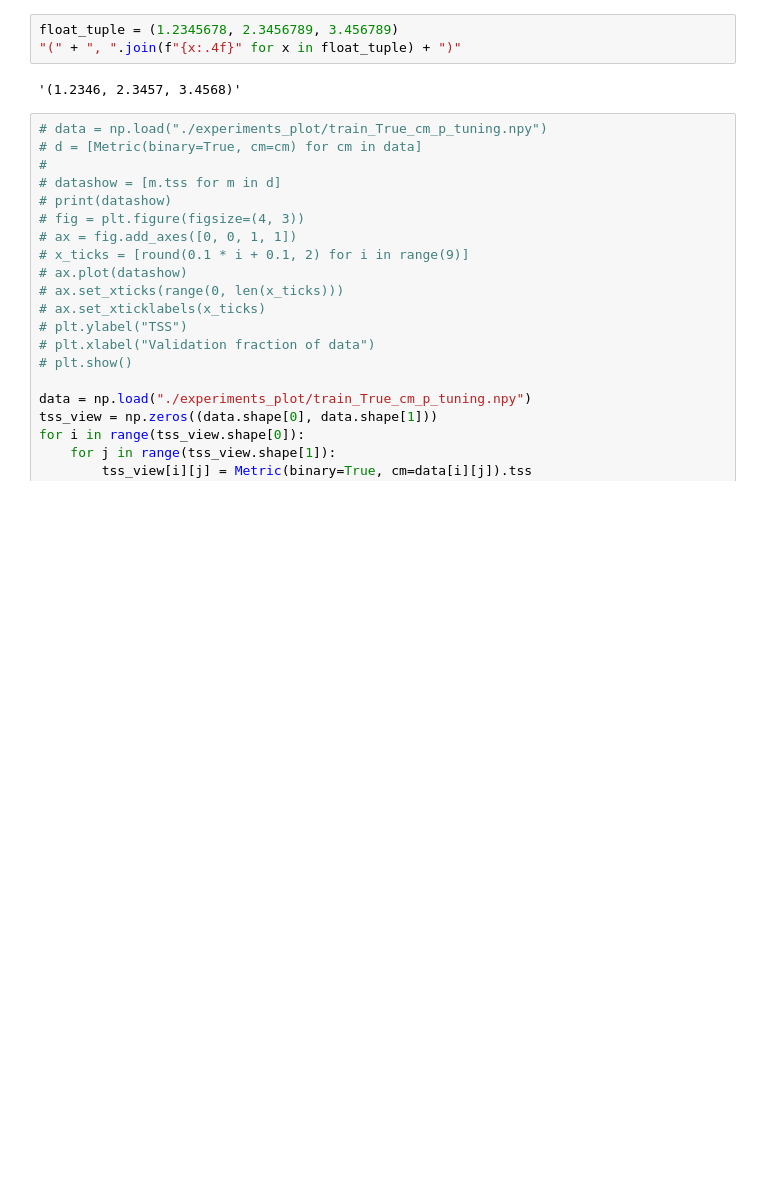
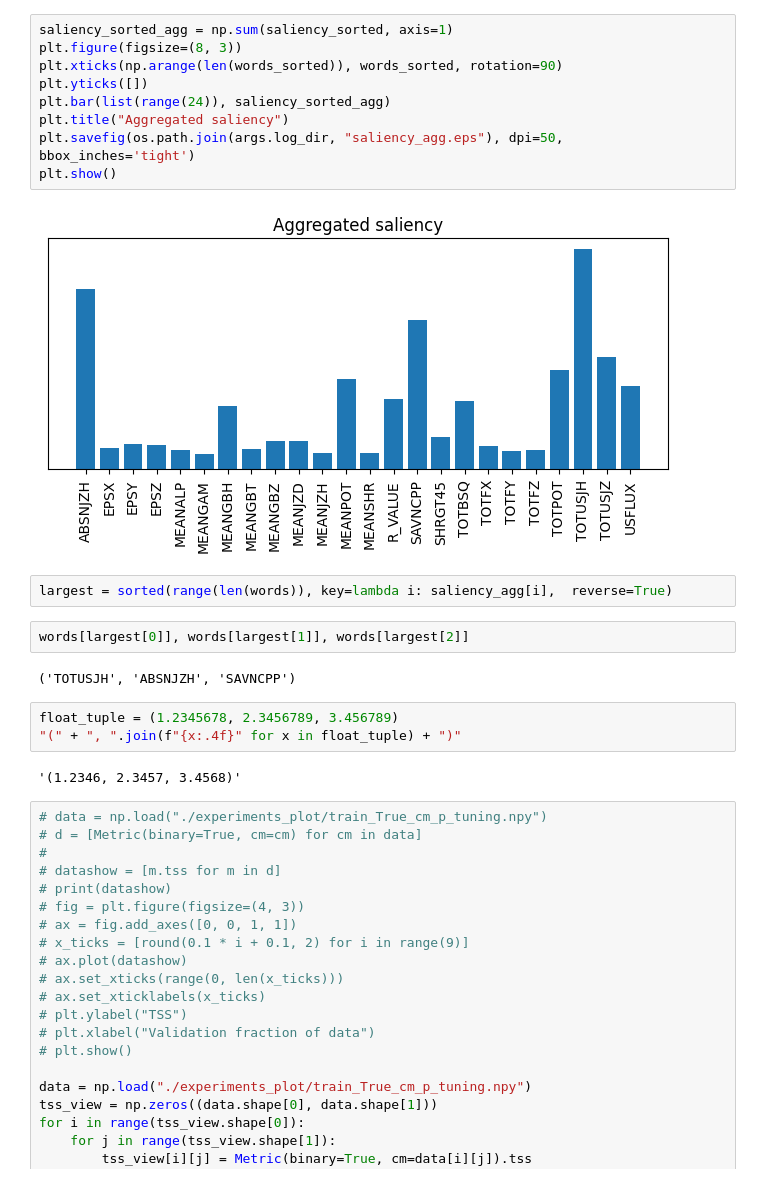
Before and after one commit to foumani/solar_flare_cnn, a Jupyter notebook: tuning_plotting.ipynb, the cells around one changed output. Drawn from its saved outputs; the diff is of its cells as text; blank space fills up the shorter version.

```diff
--- a/tuning_plotting.ipynb
+++ b/tuning_plotting.ipynb
@@ -5,3 +70,20 @@ import numpy as np
+# %%
+saliency_sorted_agg = np.sum(saliency_sorted, axis=1)
+plt.figure(figsize=(8, 3))
+plt.xticks(np.arange(len(words_sorted)), words_sorted, rotation=90)
+plt.yticks([])
+plt.bar(list(range(24)), saliency_sorted_agg)
+plt.title("Aggregated saliency")
+plt.savefig(os.path.join(args.log_dir, "saliency_agg.eps"), dpi=50, bbox_inches='tight')
+plt.show()
+# %% [output]
+[figure, added]
+# %%
+largest = sorted(range(len(words)), key=lambda i: saliency_agg[i],  reverse=True)
+# %%
+words[largest[0]], words[largest[1]], words[largest[2]]
+# %% [output]
+('TOTUSJH', 'ABSNJZH', 'SAVNCPP')
 # %%
 float_tuple = (1.2345678, 2.3456789, 3.456789)
 "(" + ", ".join(f"{x:.4f}" for x in float_tuple) + ")"
```
Also changed, not shown: parts of 9 cells of this notebook, 14 other files.
